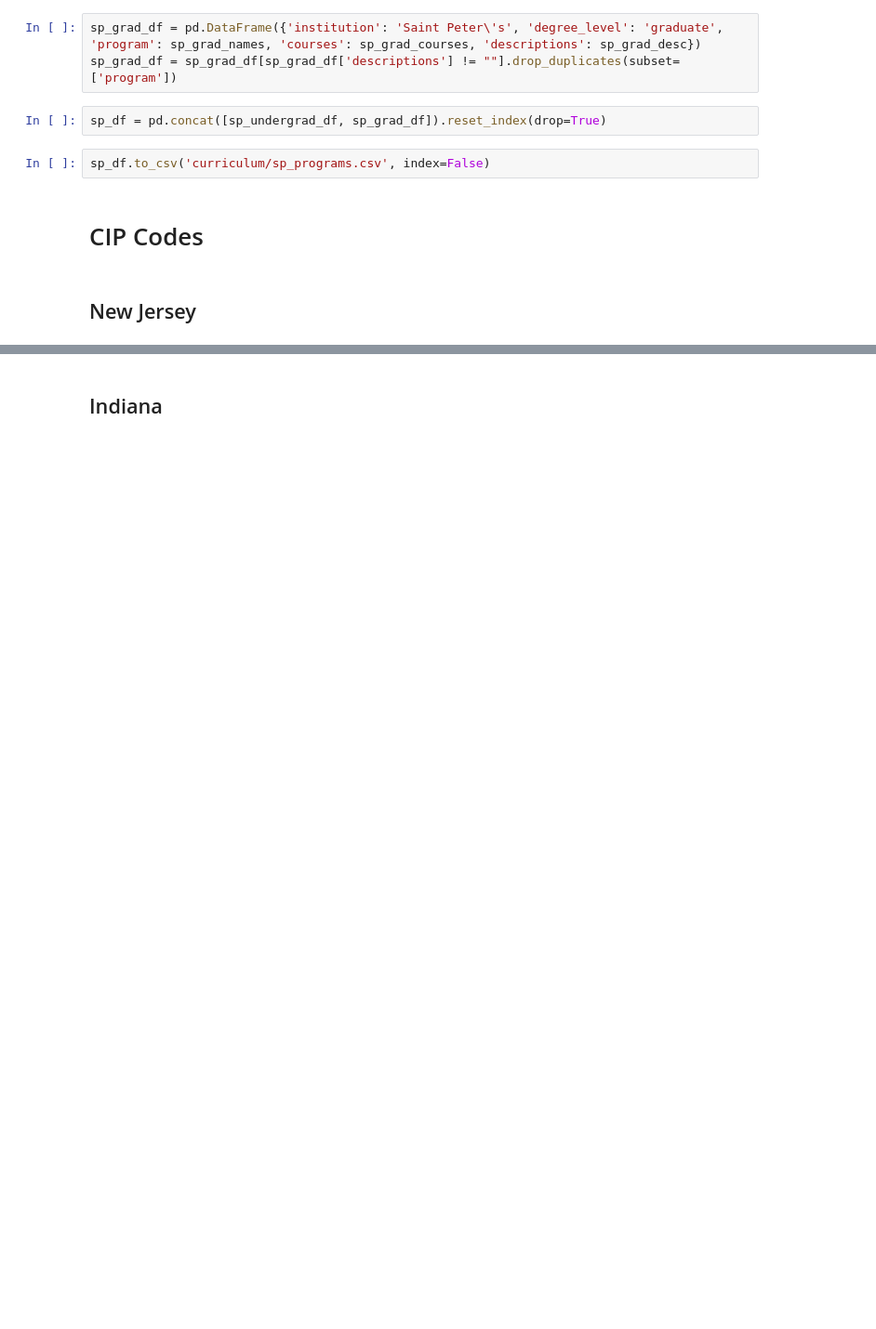
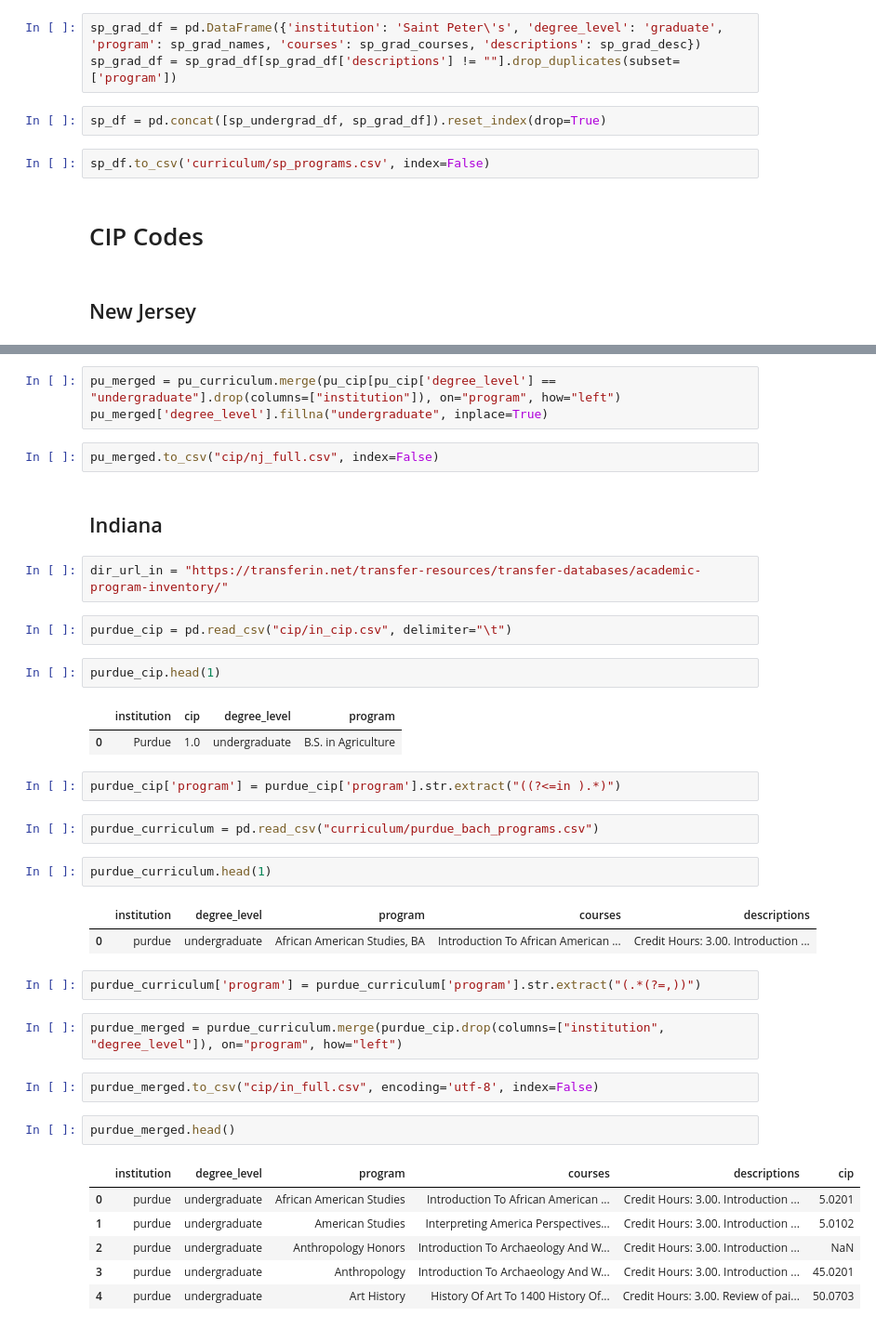
Before and after one commit to jeff-cardwell2/ExploreU, a Jupyter notebook: cip_data/program_scraper.ipynb, the cells around one changed output, grey strips where cells are left out. Shown: that part at 93% size. Drawn from its saved outputs; the diff is of its cells as text; blank space fills up the shorter version.

```diff
--- a/cip_data/program_scraper.ipynb
+++ b/cip_data/program_scraper.ipynb
@@ -352,2 +394,40 @@ sp_df.to_csv('curriculum/sp_programs.csv', index=False)
+# %%
+pu_merged = pu_curriculum.merge(pu_cip[pu_cip['degree_level'] == "undergraduate"].drop(columns=["institution"]), on="program", how="left")
+pu_merged['degree_level'].fillna("undergraduate", inplace=True)
+# %%
+pu_merged.to_csv("cip/nj_full.csv", index=False)
 # %% [markdown]
 ## Indiana
+# %%
+dir_url_in = "https://transferin.net/transfer-resources/transfer-databases/academic-program-inventory/"
+# %%
+purdue_cip = pd.read_csv("cip/in_cip.csv", delimiter="\t")
+# %%
+purdue_cip.head(1)
+# %% [output]
+|  | institution | cip | degree_level | program |
+| 0 | Purdue | 1.0 | undergraduate | B.S. in Agriculture |
+# %%
+purdue_cip['program'] = purdue_cip['program'].str.extract("((?<=in ).*)")
+# %%
+purdue_curriculum = pd.read_csv("curriculum/purdue_bach_programs.csv")
+# %%
+purdue_curriculum.head(1)
+# %% [output]
+|  | institution | degree_level | program | courses | descriptions |
+| 0 | purdue | undergraduate | African American Studies, BA | Introduction To African American ... | Credit Hours: 3.00. Introduction ... |
+# %%
+purdue_curriculum['program'] = purdue_curriculum['program'].str.extract("(.*(?=,))")
+# %%
+purdue_merged = purdue_curriculum.merge(purdue_cip.drop(columns=["institution", "degree_level"]), on="program", how="left")
+# %%
+purdue_merged.to_csv("cip/in_full.csv", encoding='utf-8', index=False)
+# %%
+purdue_merged.head()
+# %% [output]
+|  | institution | degree_level | program | courses | descriptions | cip |
+| 0 | purdue | undergraduate | African American Studies | Introduction To African American ... | Credit Hours: 3.00. Introduction ... | 5.0201 |
+| 1 | purdue | undergraduate | American Studies | Interpreting America Perspectives... | Credit Hours: 3.00. Introduction ... | 5.0102 |
+| 2 | purdue | undergraduate | Anthropology Honors | Introduction To Archaeology And W... | Credit Hours: 3.00. Introduction ... | NaN |
+| 3 | purdue | undergraduate | Anthropology | Introduction To Archaeology And W... | Credit Hours: 3.00. Introduction ... | 45.0201 |
+| 4 | purdue | undergraduate | Art History | History Of Art To 1400 History Of... | Credit Hours: 3.00. Review of pai... | 50.0703 |
```
Also changed, not shown: parts of 8 cells of this notebook.
